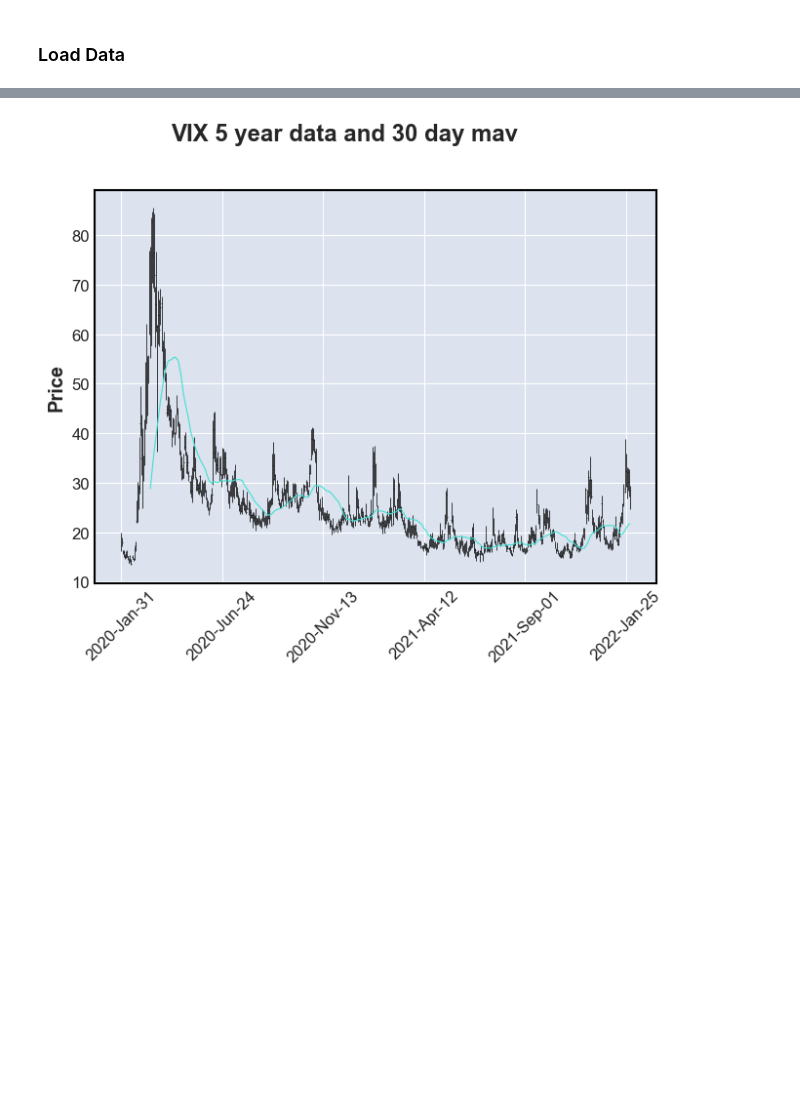
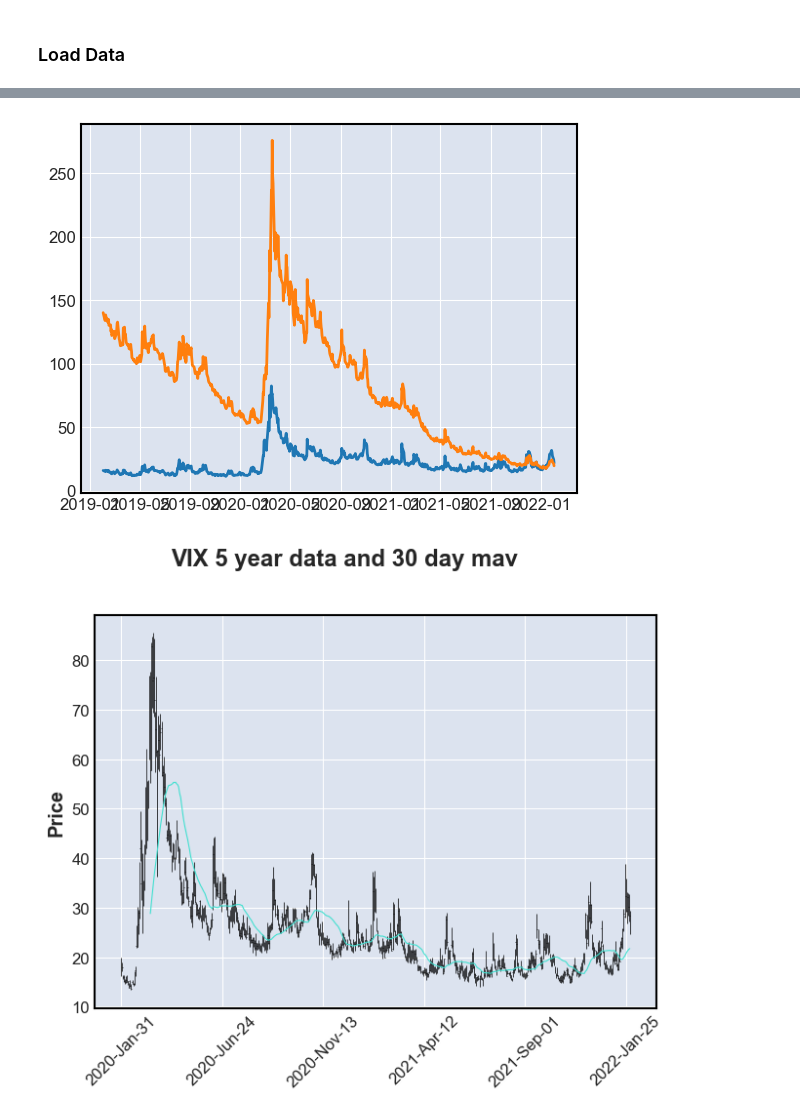
Before and after one commit to elivolunteer/VIX_VXX_exploration, a Jupyter notebook: VIX_VXX_Patterns.ipynb, the cells around one changed output, grey strips where cells are left out. Drawn from its saved outputs; the diff is of its cells as text; code cells hidden in the pictures; blank space fills up the shorter version.

Commit message:
Changed time scale and added dual graph

```diff
--- a/VIX_VXX_Patterns.ipynb
+++ b/VIX_VXX_Patterns.ipynb
@@ -23,3 +43,9 @@ VXX_His = VXX_His.set_index("datetime")
+# %%
+plt.plot(VIX_His["close"])
+plt.plot(VXX_His["close"])
+plt.show()
+# %% [output]
+[figure, added]
 # %%
 mpf.plot(VIX_His,mav=(30), title="VIX 5 year data and 30 day mav")
 mpf.plot(VXX_His,mav=(30), title="VXX 5 year data and 30 day mav")
```
Also changed, not shown: parts of 3 cells of this notebook, 1 other file.
